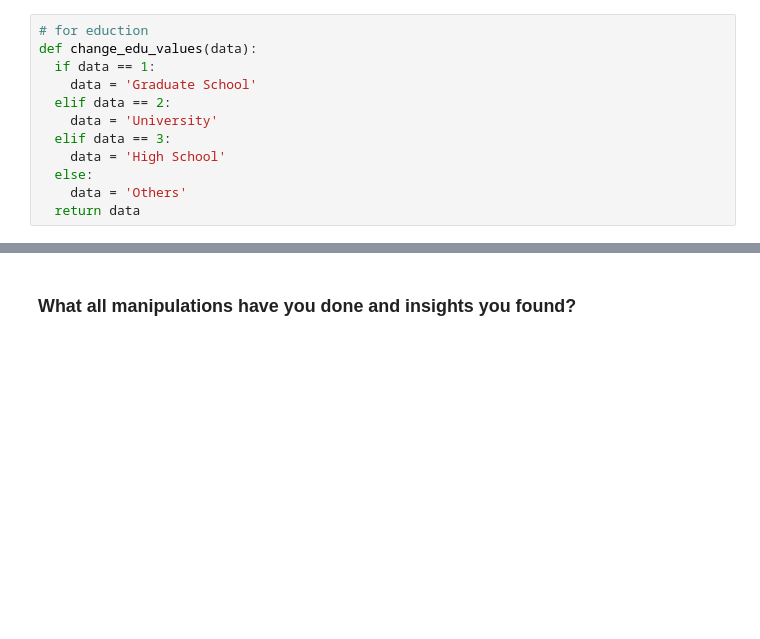
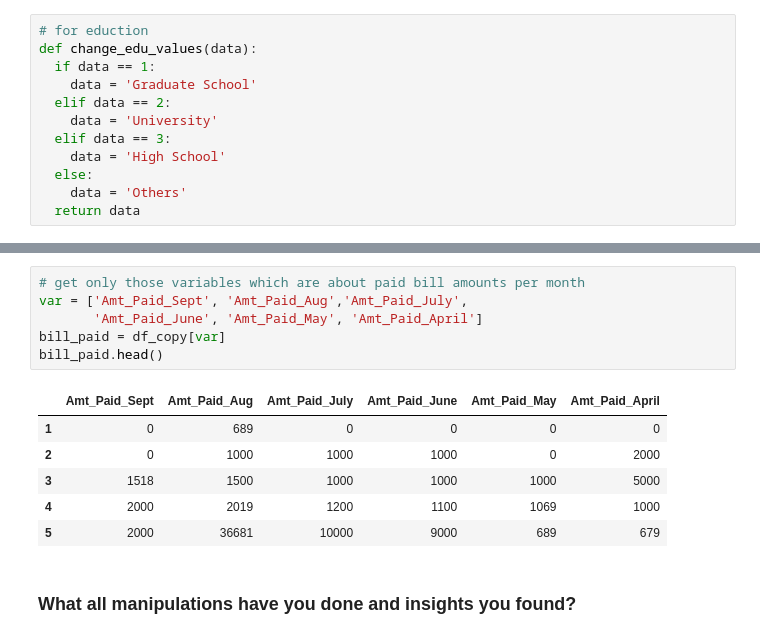
Before and after one commit to Shreyash-Jagdale/Classification---Credit-Card-Default-Prediction, a Jupyter notebook: Credit_Card_Default_Prediction_Capstone_Project.ipynb, the cells around one changed output, grey strips where cells are left out. Saved outputs shown, nothing was run; the diff lists cells and outputs as text; blank space fills up the shorter version.

```diff
--- a/Credit_Card_Default_Prediction_Capstone_Project.ipynb
+++ b/Credit_Card_Default_Prediction_Capstone_Project.ipynb
@@ -420,3 +506,16 @@ df_copy['MARRIAGE'] = df_copy['MARRIAGE'].apply(lambda x : change_marriage_value
+# %%
+# get only those variables which are about paid bill amounts per month
+var = ['Amt_Paid_Sept', 'Amt_Paid_Aug','Amt_Paid_July',
+       'Amt_Paid_June', 'Amt_Paid_May', 'Amt_Paid_April']
+bill_paid = df_copy[var]
+bill_paid.head()
+# %% [output]
+|  | Amt_Paid_Sept | Amt_Paid_Aug | Amt_Paid_July | Amt_Paid_June | Amt_Paid_May | Amt_Paid_April |
+| 1 | 0 | 689 | 0 | 0 | 0 | 0 |
+| 2 | 0 | 1000 | 1000 | 1000 | 0 | 2000 |
+| 3 | 1518 | 1500 | 1000 | 1000 | 1000 | 5000 |
+| 4 | 2000 | 2019 | 1200 | 1100 | 1069 | 1000 |
+| 5 | 2000 | 36681 | 10000 | 9000 | 689 | 679 |
 # %% [markdown]
 ### What all manipulations have you done and insights you found?
 # %% [markdown]
```
Also changed, not shown: parts of 29 cells of this notebook.
